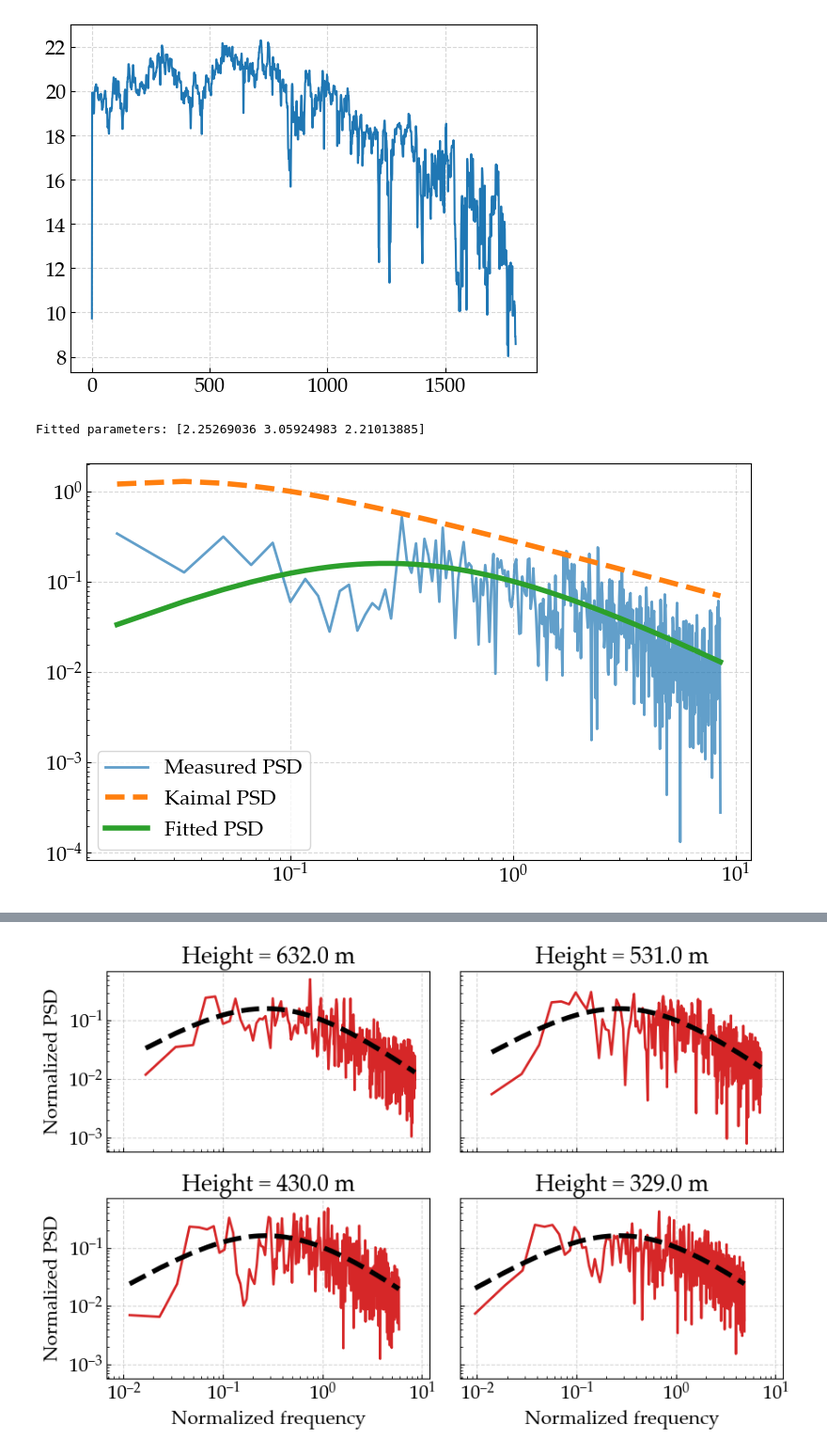
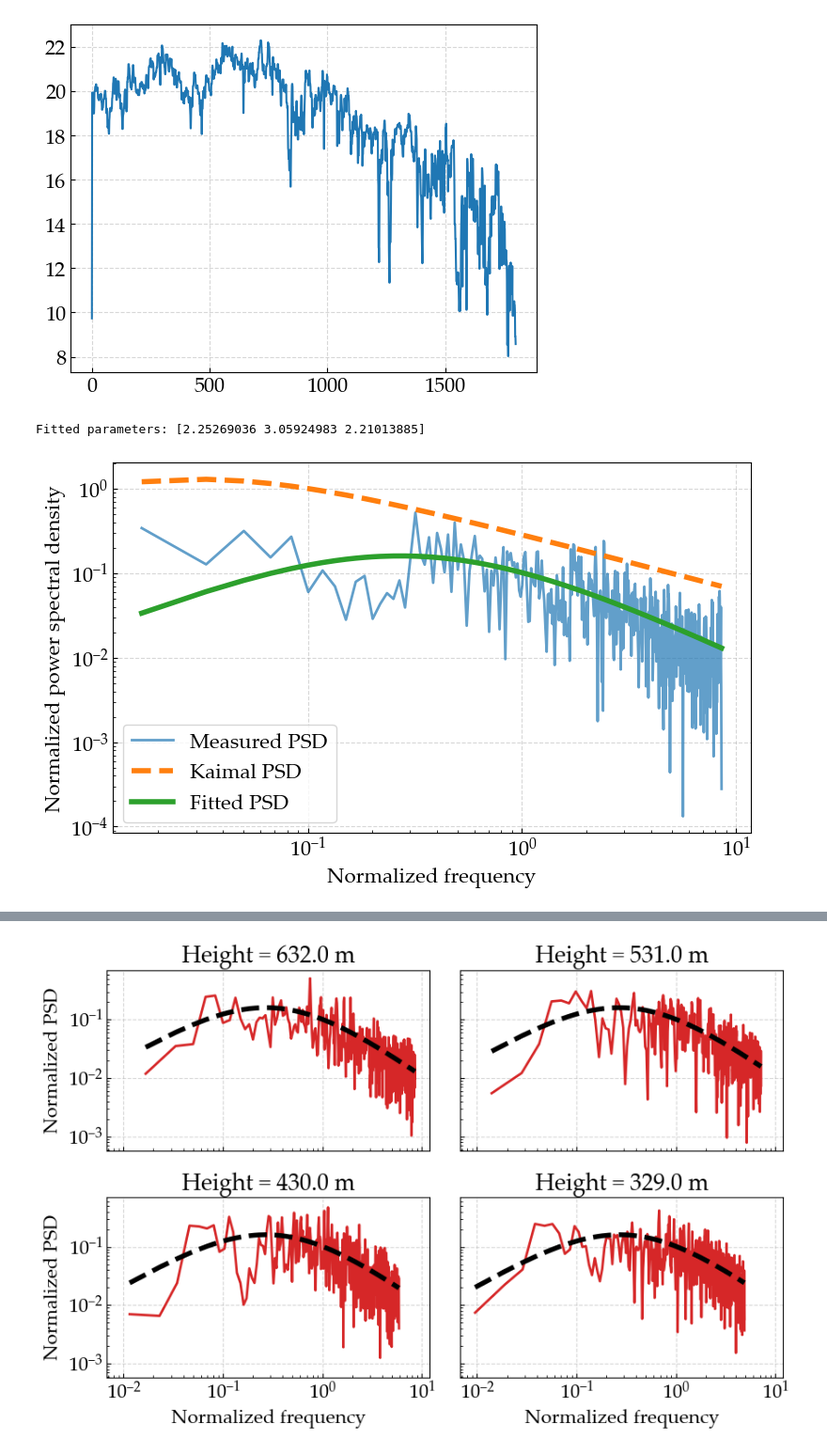
Before and after one commit to NanxiiChen/wind-simulation-GPU, a Jupyter notebook: examples/simulate_high_rise_building_customized_psd.ipynb, the cells around one changed output, grey strips where cells are left out. Shown at 94% size. Saved outputs shown, nothing was run; the diff lists cells and outputs as text; code cells hidden in the pictures.

```diff
--- a/examples/simulate_high_rise_building_customized_psd.ipynb
+++ b/examples/simulate_high_rise_building_customized_psd.ipynb
@@ -77,31 +77,35 @@ plt.plot(wind_data)
 # %%
 from scipy.optimize import curve_fit
 
 normed_f = frequencies * z / u_bar
 normed_psd = psd * frequencies / u_star**2
 
 def func(f, a, b,c):
     return a * f / (1 + b * f)**(c)
 
 popt, pcov = curve_fit(func, normed_f, normed_psd,
                        bounds=(0, np.inf), maxfev=10000)
 fitted_psd = func(normed_f, *popt)
 
 
 fig, ax = plt.subplots(1, 1, figsize=(8, 5))
 ax.loglog(frequencies*z/u_bar, psd*frequencies/u_star**2, label="Measured PSD", lw=2, alpha=0.7,)
 ax.loglog(frequencies*z/u_bar, reference_psd*frequencies/u_star**2, label="Kaimal PSD", lw=4,  ls="--")
 ax.loglog(normed_f, fitted_psd, label="Fitted PSD", lw=4, )
 ax.legend(loc="lower left",)
+ax.set(
+    xlabel="Normalized frequency",
+    ylabel="Normalized power spectral density"
+)
 fig.tight_layout()
 fig.savefig("./img/building_wind_fitted_psd.png", dpi=300, bbox_inches="tight")
 fig.savefig("./img/building_wind_fitted_psd.pdf", bbox_inches="tight")
 
 print("Fitted parameters:", popt, )
 a, b, c = popt
 # %% [output]
 Fitted parameters: [2.25269036 3.05924983 2.21013885]
-[figure, old version]
+[figure, new version]
 # %%
 from stochastic_wind_simulate.jax_backend.psd import WindSpectrumNonDimensional
 
```
Also changed, not shown: parts of 3 cells of this notebook, 17 other files.
